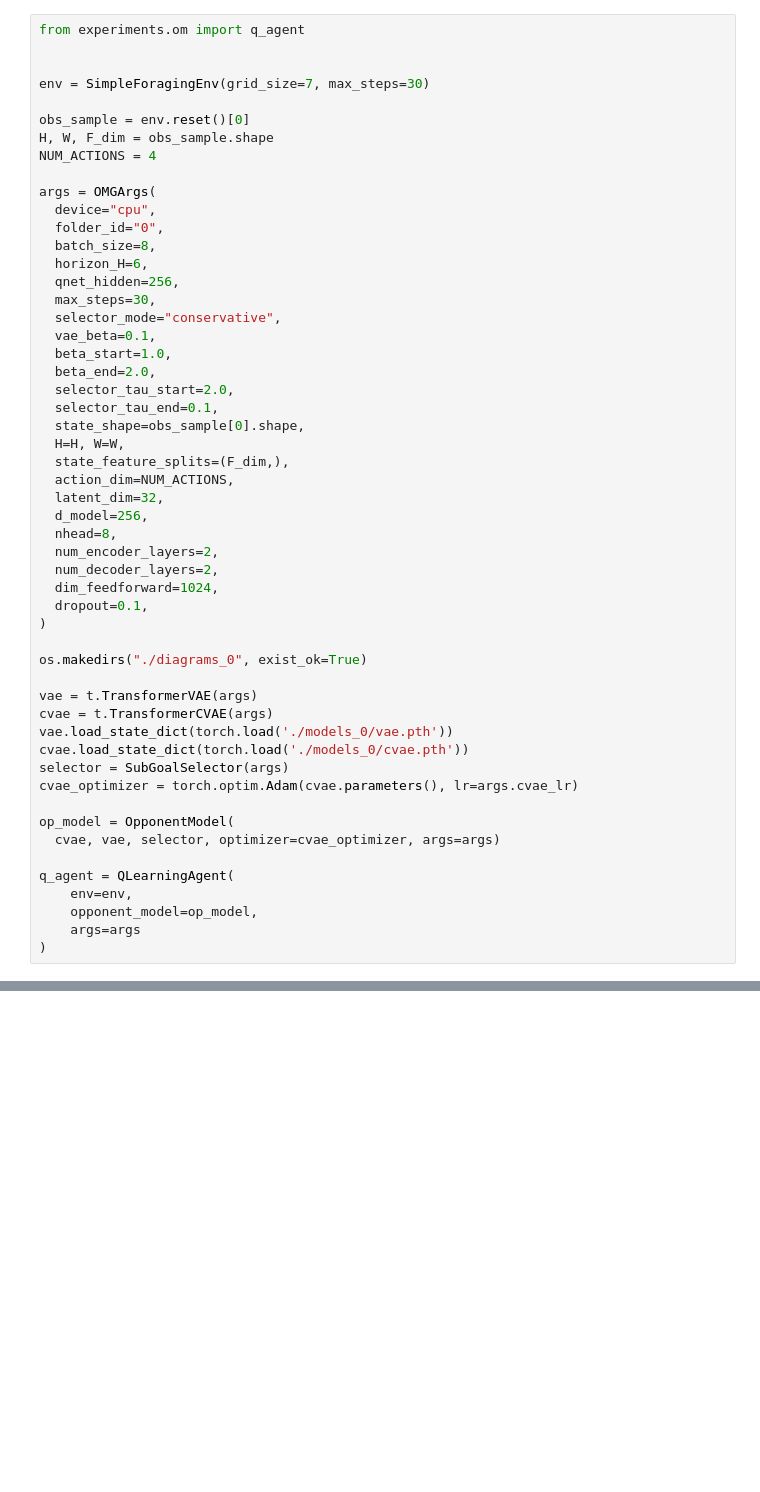
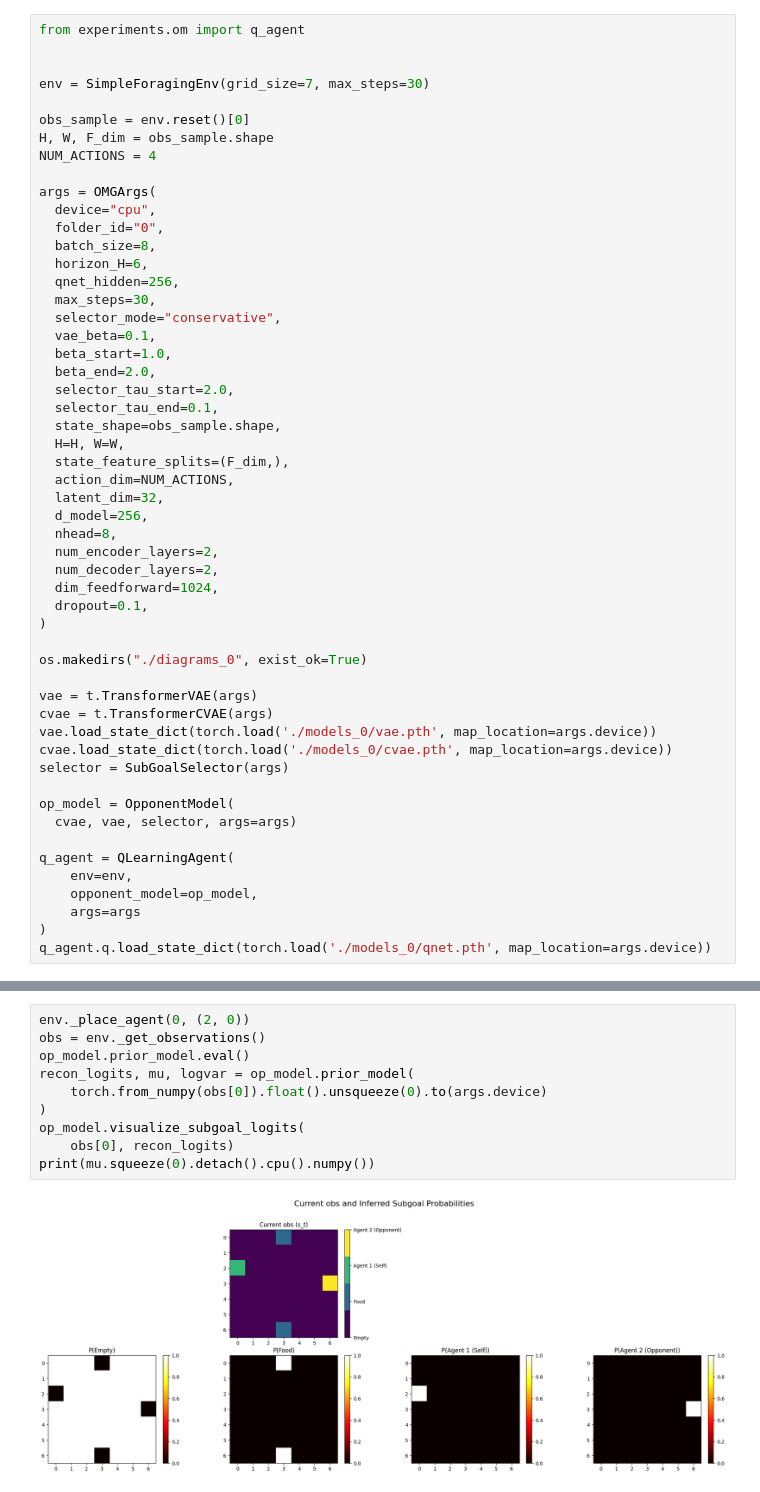
Before and after one commit to marcelpetran/MicroRTS-Py, a Jupyter notebook: experiments/om/model_test.ipynb, the cells around one changed output, grey strips where cells are left out. Drawn from its saved outputs; the diff is of its cells as text; blank space fills up the shorter version.

```diff
--- a/experiments/om/model_test.ipynb
+++ b/experiments/om/model_test.ipynb
@@ -30,7 +31,7 @@ args = OMGArgs(
   beta_end=2.0,
   selector_tau_start=2.0,
   selector_tau_end=0.1,
-  state_shape=obs_sample[0].shape,
+  state_shape=obs_sample.shape,
   H=H, W=W,
   state_feature_splits=(F_dim,),
   action_dim=NUM_ACTIONS,
@@ -47,16 +48,16 @@ os.makedirs("./diagrams_0", exist_ok=True)
 
 vae = t.TransformerVAE(args)
 cvae = t.TransformerCVAE(args)
-vae.load_state_dict(torch.load('./models_0/vae.pth'))
-cvae.load_state_dict(torch.load('./models_0/cvae.pth'))
+vae.load_state_dict(torch.load('./models_0/vae.pth', map_location=args.device))
+cvae.load_state_dict(torch.load('./models_0/cvae.pth', map_location=args.device))
 selector = SubGoalSelector(args)
-cvae_optimizer = torch.optim.Adam(cvae.parameters(), lr=args.cvae_lr)
 
 op_model = OpponentModel(
-  cvae, vae, selector, optimizer=cvae_optimizer, args=args)
+  cvae, vae, selector, args=args)
 
 q_agent = QLearningAgent(
     env=env,
     opponent_model=op_model,
     args=args
 )
+q_agent.q.load_state_dict(torch.load('./models_0/qnet.pth', map_location=args.device))
@@ -62,0 +66,12 @@ q_agent = QLearningAgent(
+# %%
+env._place_agent(0, (2, 0))
+obs = env._get_observations()
+op_model.prior_model.eval()
+recon_logits, mu, logvar = op_model.prior_model(
+    torch.from_numpy(obs[0]).float().unsqueeze(0).to(args.device)
+)
+op_model.visualize_subgoal_logits(
+    obs[0], recon_logits)
+print(mu.squeeze(0).detach().cpu().numpy())
+# %% [output]
+[figure, added]
```
Also changed, not shown: parts of 6 cells of this notebook, 2 other files.
